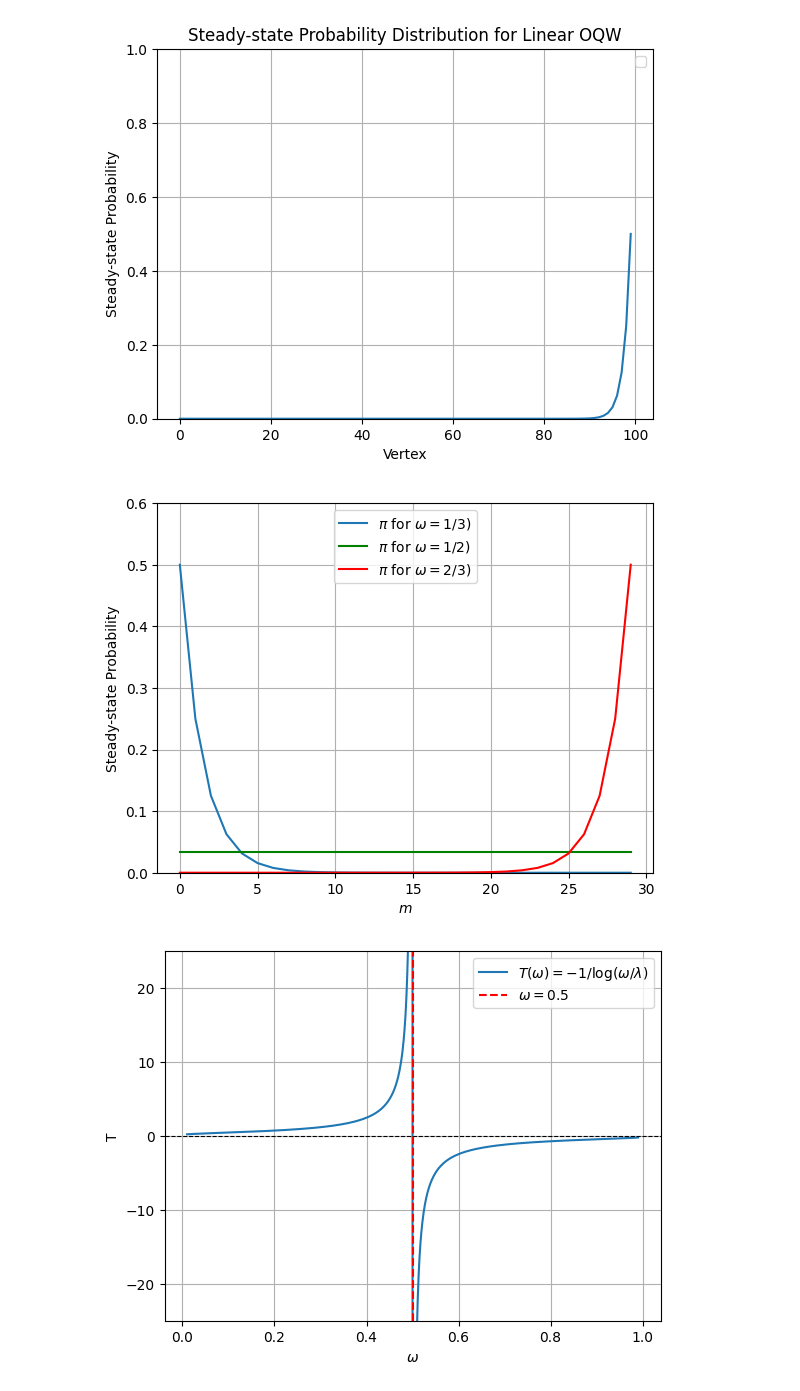
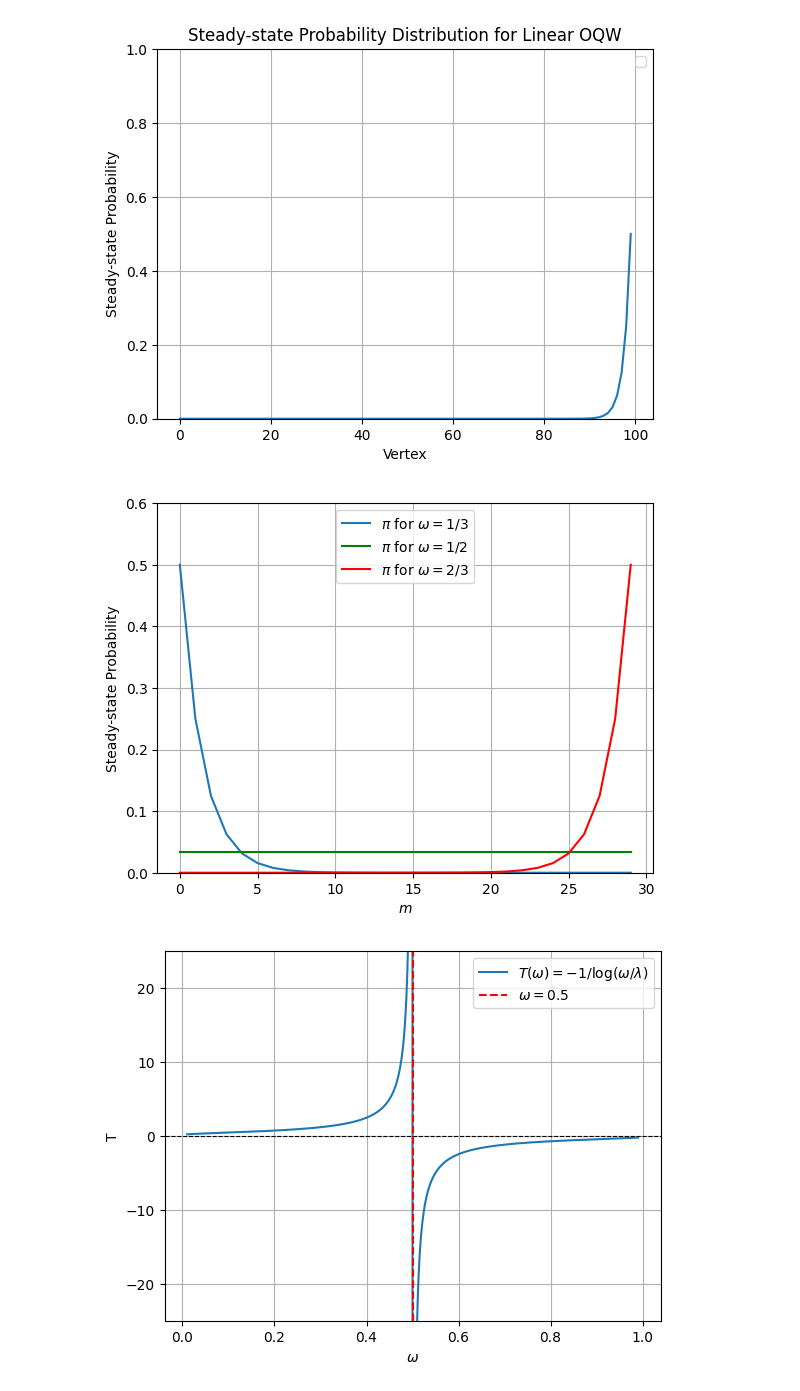
Before and after one commit to pedrolinckm/OQW-Thermodynamics, a Jupyter notebook: thermodynamics_oqw.ipynb, the cells around one changed output. Drawn from its saved outputs; the diff is of its cells as text; code cells hidden in the pictures.

```diff
--- a/thermodynamics_oqw.ipynb
+++ b/thermodynamics_oqw.ipynb
@@ -28,27 +28,27 @@ plt.show()
 # %%
 omega1 = 1/3
 omega2 = 1/2
 omega3 = 2/3
 N = 30
 
 list = range(N)
 
-plt.plot(list,steady_state_linear_oqw(omega1,N), label=r"$\pi$ for $\omega = 1/3)$"   )
-plt.plot(list,steady_state_linear_oqw(omega2,N), color = 'green', label=r"$\pi$ for $\omega = 1/2)$"   )
-plt.plot(list,steady_state_linear_oqw(omega3,N), color = 'red', label=r"$\pi$ for $\omega = 2/3)$"   )
+plt.plot(list,steady_state_linear_oqw(omega1,N), label=r"$\pi$ for $\omega = 1/3$"   )
+plt.plot(list,steady_state_linear_oqw(omega2,N), color = 'green', label=r"$\pi$ for $\omega = 1/2$"   )
+plt.plot(list,steady_state_linear_oqw(omega3,N), color = 'red', label=r"$\pi$ for $\omega = 2/3$"   )
 
 plt.xlabel('$m$')
 plt.ylabel('Steady-state Probability')
 plt.legend()
 plt.grid(True)
 plt.ylim(0, 0.6)
 
 plt.savefig(r"C:\Users\pedro\Documents\GitHub\OQW-Thermo\steady_state_omega.pgf")
 
 
 plt.show()
 # %% [output]
-[figure, old version]
+[figure, new version]
 # %%
 # Define omega avoiding 0 and 1 to prevent division by zero
 omega = np.linspace(0.01, 0.99, 1000)
```
Also changed, not shown: parts of 2 cells of this notebook, 2 other files.
